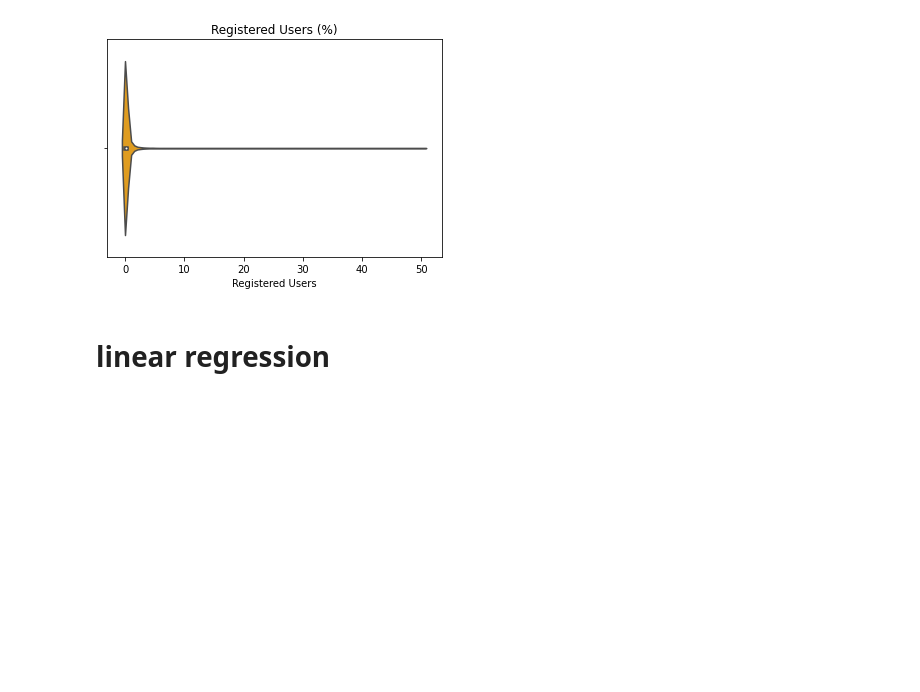
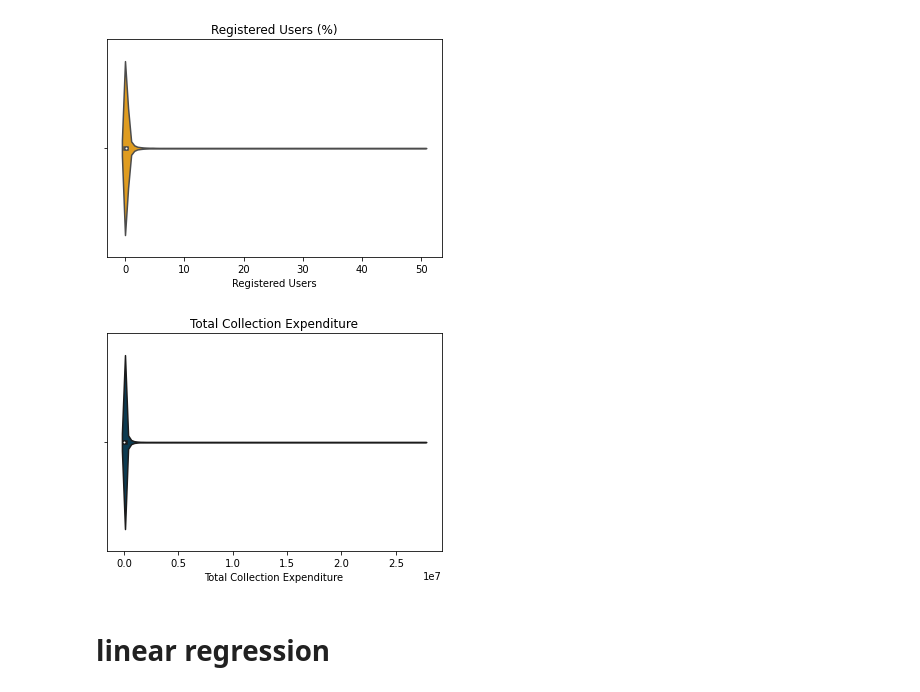
Before and after one commit to alvessab/smu_project1_libraries, a Jupyter notebook: Analysis education v registered users.ipynb, the cells around one changed output. Saved outputs shown, nothing was run; the diff lists cells and outputs as text; code cells hidden in the pictures; blank space fills up the shorter version.

```diff
--- a/Analysis education v registered users.ipynb
+++ b/Analysis education v registered users.ipynb
@@ -493,6 +493,15 @@ plt.show()
 # %% [output]
 [figure]
 [figure]
+# %%
+ax = sns.violinplot(x="Total Collection Expenditures", data=df, color="#003F5C")
+
+plt.title("Total Collection Expenditure")
+plt.xlabel("Total Collection Expenditure")
+
+plt.show()
+# %% [output]
+[figure, added]
 # %% [markdown]
 # linear regression
 # %%
```
Also changed, not shown: parts of 1 cell of this notebook.
